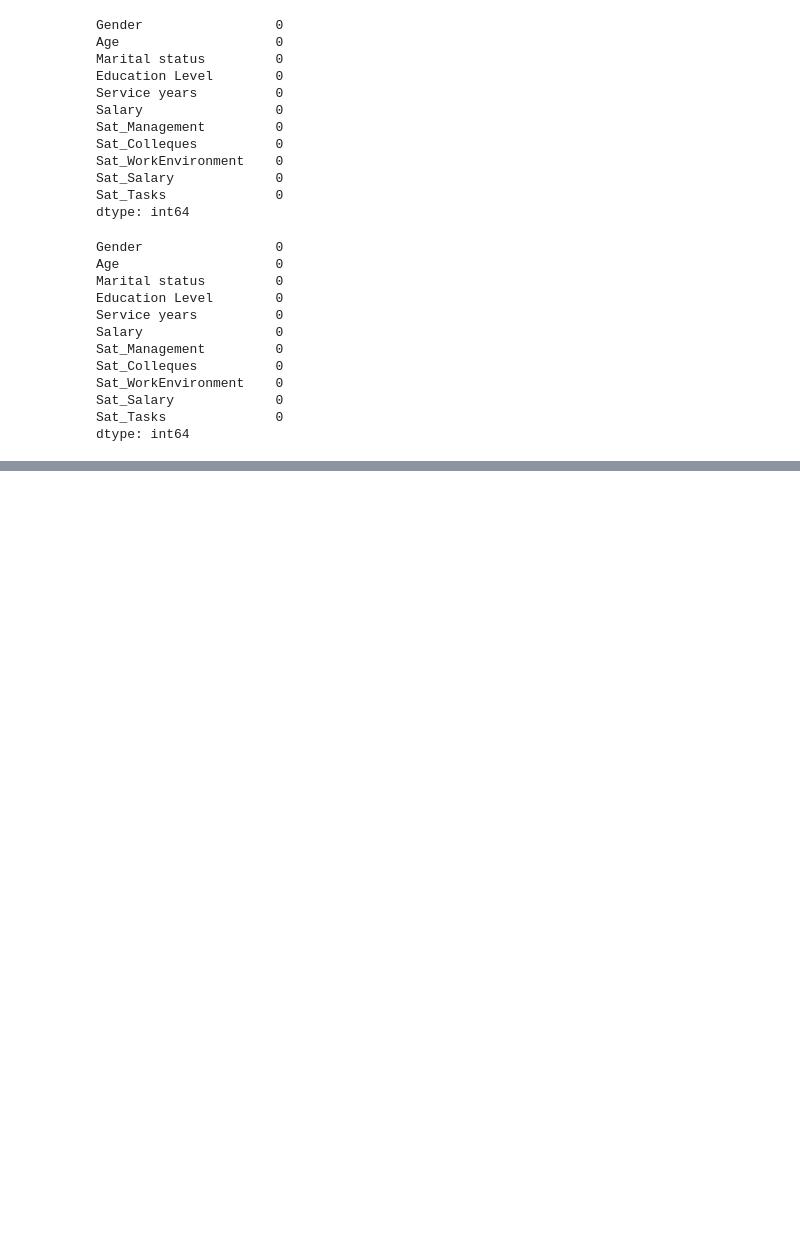
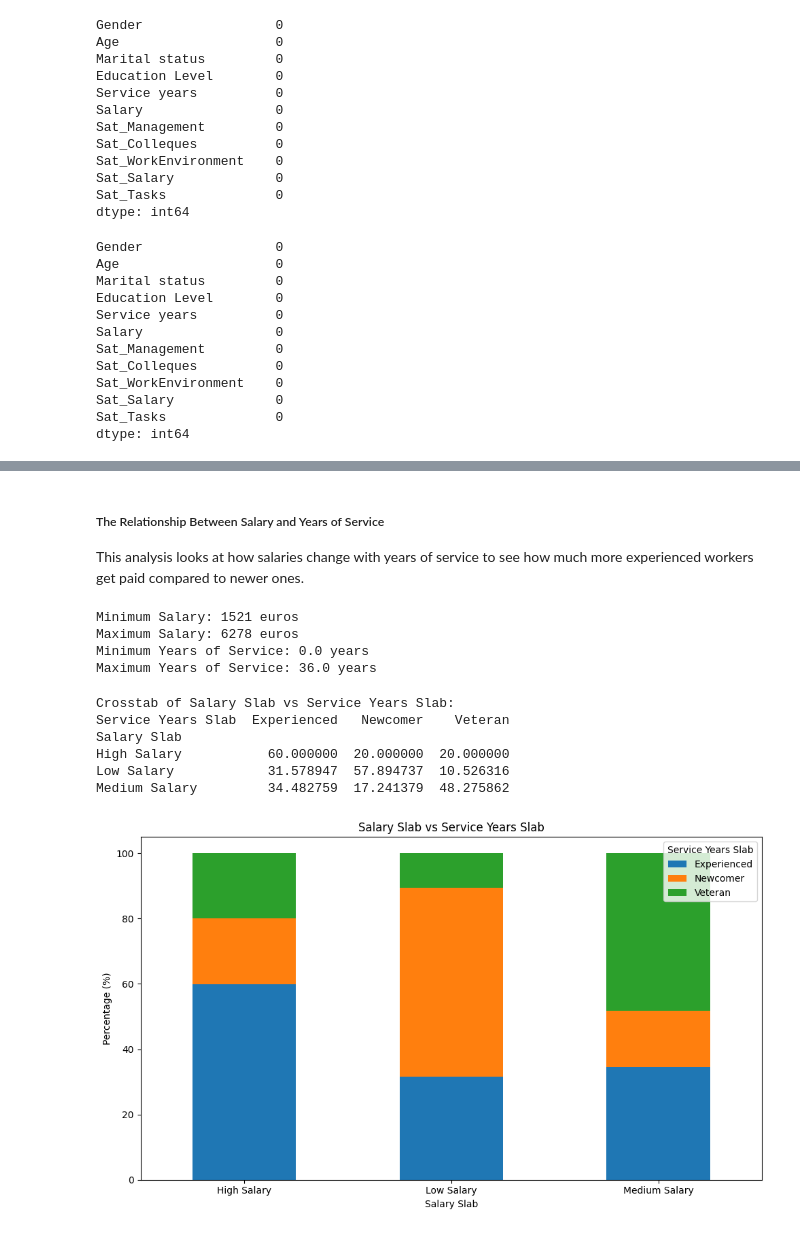
Before and after one commit to yayomithakshila/Data-Processing-with-Python-Project, a Jupyter notebook: Analyzing_WorkPlaceSatisfactionSurveyData.ipynb, the cells around one changed output, grey strips where cells are left out. Drawn from its saved outputs; the diff is of its cells as text; code cells hidden in the pictures; blank space fills up the shorter version.

```diff
--- a/Analyzing_WorkPlaceSatisfactionSurveyData.ipynb
+++ b/Analyzing_WorkPlaceSatisfactionSurveyData.ipynb
@@ -267,0 +380,76 @@ dtype: int64
+# %% [markdown]
+##### The Relationship Between Salary and Years of Service
+This analysis looks at how salaries change with years of service to see how much more experienced workers get paid compared to newer ones.
+# %%
+# Check for minimum and maximum salary
+min_salary = df['Salary'].min()  # Adjust this if the column name is different
+max_salary = df['Salary'].max()  # Adjust this if the column name is different
+
+# Get minimum and maximum years of service
+min_service_years = df['Service years'].min()
+max_service_years = df['Service years'].max()
+
+# Display the results
+print(f"Minimum Salary: {min_salary} euros")
+print(f"Maximum Salary: {max_salary} euros")
+print(f"Minimum Years of Service: {min_service_years} years")
+print(f"Maximum Years of Service: {max_service_years} years")
+# %% [output]
+Minimum Salary: 1521 euros
+Maximum Salary: 6278 euros
+Minimum Years of Service: 0.0 years
+Maximum Years of Service: 36.0 years
+# %%
+# Define functions to assign slabs
+def assign_salary_slab(salary):
+    if salary < 2000:
+        return 'Low Salary'
+    elif 2000 <= salary <= 4000:
+        return 'Medium Salary'
+    else:
+        return 'High Salary'
+
+def assign_service_years_slab(years):
+    if years <= 5:
+        return 'Newcomer'
+    elif 6 <= years <= 15:
+        return 'Experienced'
+    else:
+        return 'Veteran'
+
+# Apply the functions to create new columns for slabs
+df['Salary Slab'] = df['Salary'].apply(assign_salary_slab)  # Ensure 'Salary' matches your column name
+df['Service Years Slab'] = df['Service years'].apply(assign_service_years_slab)  # Ensure 'Service years' matches
+
+# Create a crosstab to explore relationships between Salary Slab and Service Years Slab
+crosstab = pd.crosstab(df['Salary Slab'], df['Service Years Slab'], normalize='index') * 100
+
+# Display the crosstab
+print("Crosstab of Salary Slab vs Service Years Slab:")
+print(crosstab)
+# %% [output]
+Crosstab of Salary Slab vs Service Years Slab:
+Service Years Slab  Experienced   Newcomer    Veteran
+Salary Slab
+High Salary           60.000000  20.000000  20.000000
+Low Salary            31.578947  57.894737  10.526316
+Medium Salary         34.482759  17.241379  48.275862
+# %%
+# Visualization with bar charts
+
+
+# Plot the crosstab
+crosstab.plot(kind='bar', stacked=True, figsize=(10, 6))
+
+# Set the title and labels
+plt.title('Salary Slab vs Service Years Slab')
+plt.xlabel('Salary Slab')
+plt.ylabel('Percentage (%)')
+plt.legend(title='Service Years Slab')
+plt.xticks(rotation=0)  # Rotate x labels if needed
+
+# Show the plot
+plt.tight_layout()
+plt.show()
+# %% [output]
+[figure, added]
```
Also changed, not shown: parts of 11 cells of this notebook, 1 other file.
